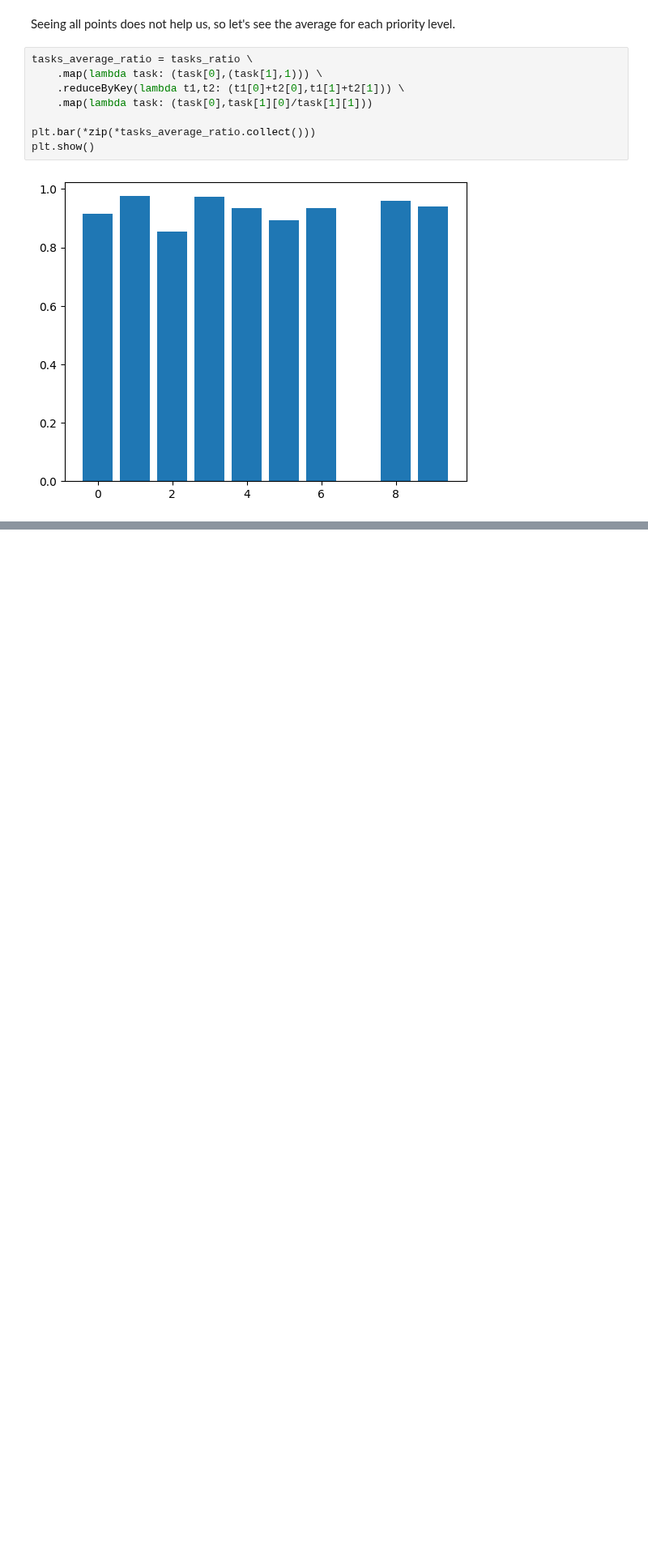
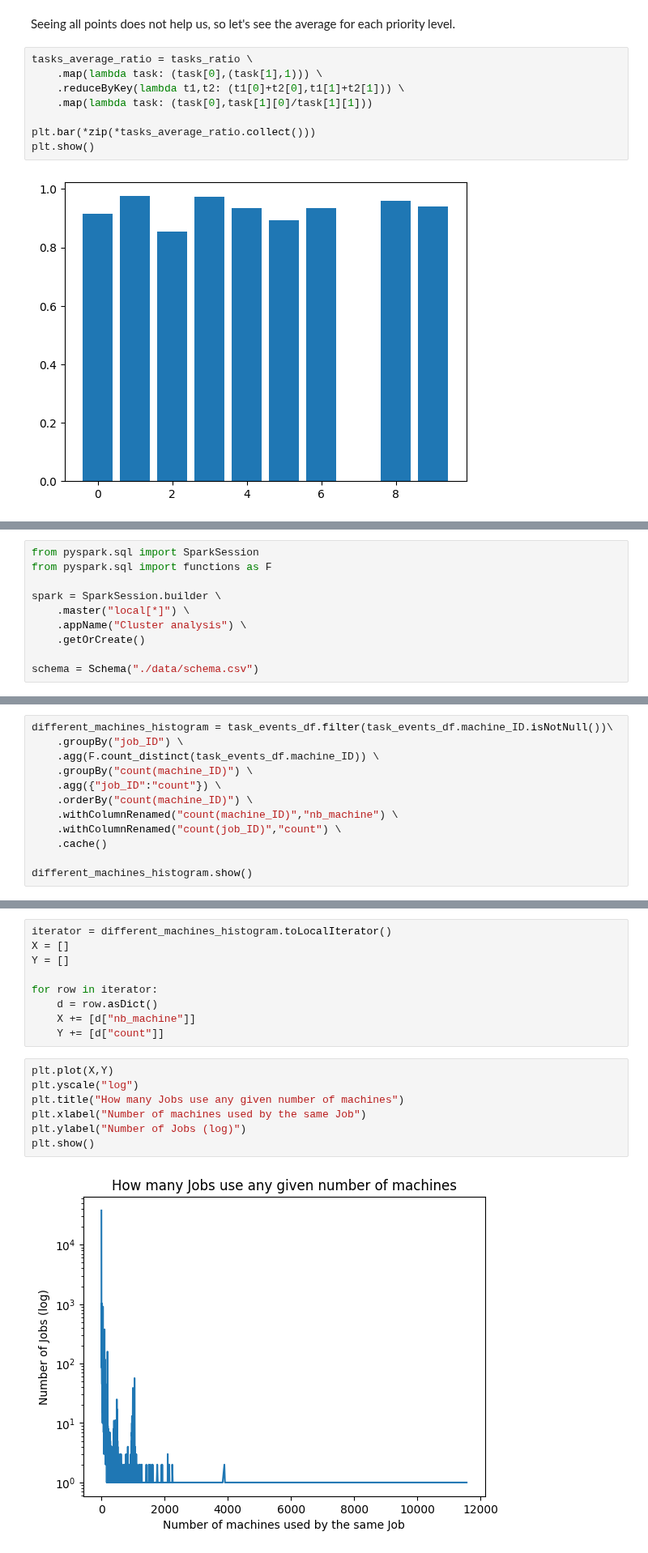
Before and after one commit to EltRnl/SparkProject, a Jupyter notebook: analysis.ipynb, the cells around one changed output, grey strips where cells are left out. Shown at 81% size. Cells and saved outputs as stored; diff of their text form; blank space fills up the shorter version.

```diff
--- a/analysis.ipynb
+++ b/analysis.ipynb
@@ -1402,0 +1416,10 @@ The number itself does not have much meaning then, except assigning you to one o
+# %%
+from pyspark.sql import SparkSession
+from pyspark.sql import functions as F
+
+spark = SparkSession.builder \
+    .master("local[*]") \
+    .appName("Cluster analysis") \
+    .getOrCreate()
+
+schema = Schema("./data/schema.csv")
@@ -1402,0 +1695,12 @@ The number itself does not have much meaning then, except assigning you to one o
+# %%
+different_machines_histogram = task_events_df.filter(task_events_df.machine_ID.isNotNull())\
+    .groupBy("job_ID") \
+    .agg(F.count_distinct(task_events_df.machine_ID)) \
+    .groupBy("count(machine_ID)") \
+    .agg({"job_ID":"count"}) \
+    .orderBy("count(machine_ID)") \
+    .withColumnRenamed("count(machine_ID)","nb_machine") \
+    .withColumnRenamed("count(job_ID)","count") \
+    .cache()
+
+different_machines_histogram.show()
@@ -1402,0 +1727,18 @@ The number itself does not have much meaning then, except assigning you to one o
+# %%
+iterator = different_machines_histogram.toLocalIterator()
+X = []
+Y = []
+
+for row in iterator:
+    d = row.asDict()
+    X += [d["nb_machine"]]
+    Y += [d["count"]]
+# %%
+plt.plot(X,Y)
+plt.yscale("log")
+plt.title("How many Jobs use any given number of machines")
+plt.xlabel("Number of machines used by the same Job")
+plt.ylabel("Number of Jobs (log)")
+plt.show()
+# %% [output]
+[figure, added]
```
Also changed, not shown: parts of 35 cells of this notebook.
